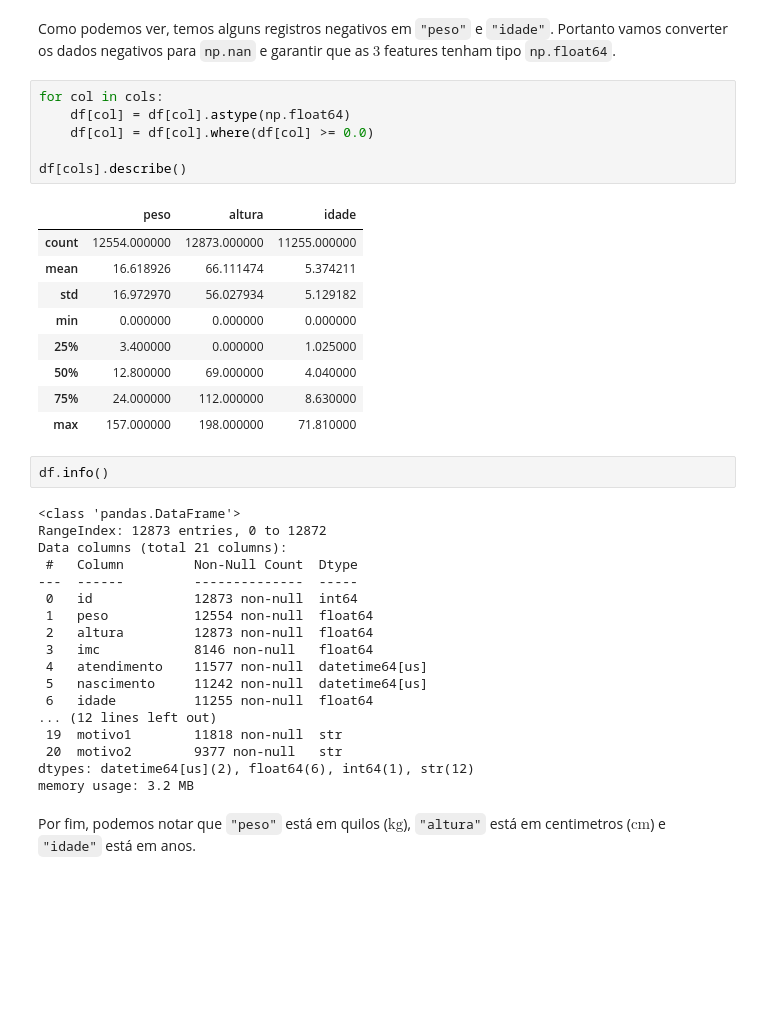
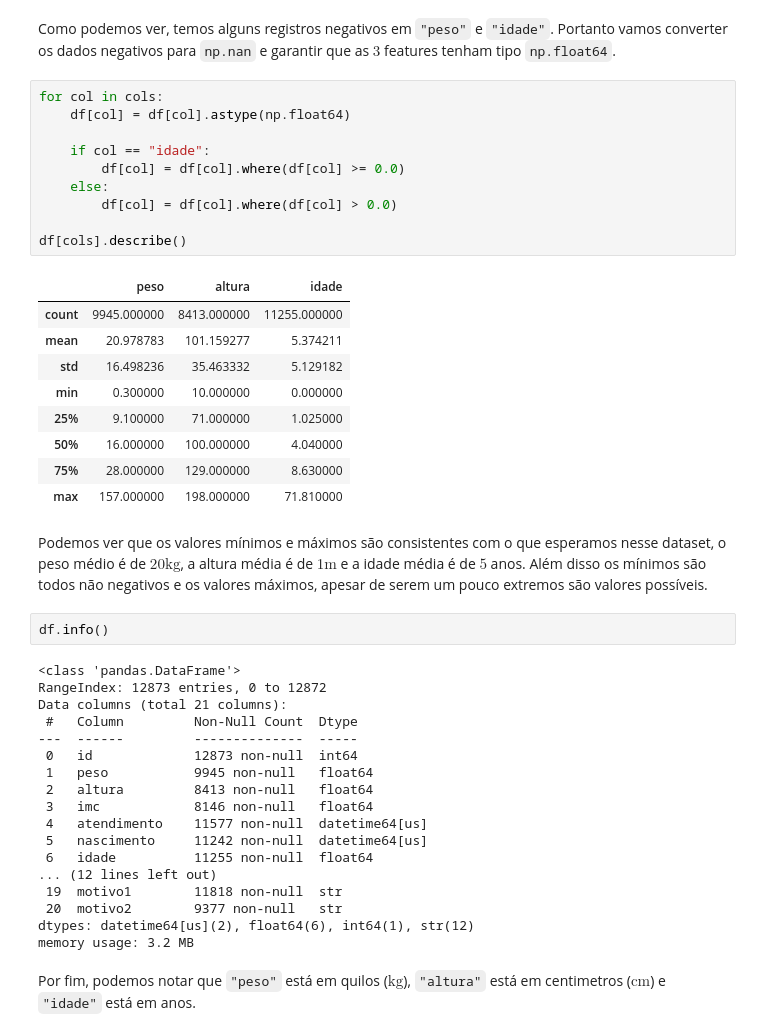
Before and after one commit to gauloish/condicao-cardiaca, a Jupyter notebook: notebooks/processamento_inicial.ipynb, the cells around one changed output. Cells and saved outputs as stored; diff of their text form; blank space fills up the shorter version.

```diff
--- a/notebooks/processamento_inicial.ipynb
+++ b/notebooks/processamento_inicial.ipynb
@@ -250,19 +252,25 @@ Como podemos ver, temos alguns registros negativos em `"peso"` e `"idade"`. Port
 # %%
 for col in cols:
     df[col] = df[col].astype(np.float64)
-    df[col] = df[col].where(df[col] >= 0.0)
+
+    if col == "idade":
+        df[col] = df[col].where(df[col] >= 0.0)
+    else:
+        df[col] = df[col].where(df[col] > 0.0)
 
 df[cols].describe()
 # %% [output]
 |  | peso | altura | idade |
-| count | 12554.000000 | 12873.000000 | 11255.000000 |
-| mean | 16.618926 | 66.111474 | 5.374211 |
-| std | 16.972970 | 56.027934 | 5.129182 |
-| min | 0.000000 | 0.000000 | 0.000000 |
-| 25% | 3.400000 | 0.000000 | 1.025000 |
-| 50% | 12.800000 | 69.000000 | 4.040000 |
-| 75% | 24.000000 | 112.000000 | 8.630000 |
+| count | 9945.000000 | 8413.000000 | 11255.000000 |
+| mean | 20.978783 | 101.159277 | 5.374211 |
+| std | 16.498236 | 35.463332 | 5.129182 |
+| min | 0.300000 | 10.000000 | 0.000000 |
+| 25% | 9.100000 | 71.000000 | 1.025000 |
+| 50% | 16.000000 | 100.000000 | 4.040000 |
+| 75% | 28.000000 | 129.000000 | 8.630000 |
 | max | 157.000000 | 198.000000 | 71.810000 |
+# %% [markdown]
+Podemos ver que os valores mínimos e máximos são consistentes com o que esperamos nesse dataset, o peso médio é de $20\text{kg}$, a altura média é de $1\text{m}$ e a idade média é de $5$ anos. Além disso os mínimos são todos não negativos e os valores máximos, apesar de serem um pouco extremos são valores possíveis.
 # %%
 df.info()
 # %% [output]
@@ -272,8 +280,8 @@ Data columns (total 21 columns):
  #   Column         Non-Null Count  Dtype
 ---  ------         --------------  -----
  0   id             12873 non-null  int64
- 1   peso           12554 non-null  float64
- 2   altura         12873 non-null  float64
+ 1   peso           9945 non-null   float64
+ 2   altura         8413 non-null   float64
  3   imc            8146 non-null   float64
  4   atendimento    11577 non-null  datetime64[us]
  5   nascimento     11242 non-null  datetime64[us]
```
Also changed, not shown: parts of 24 cells of this notebook.
